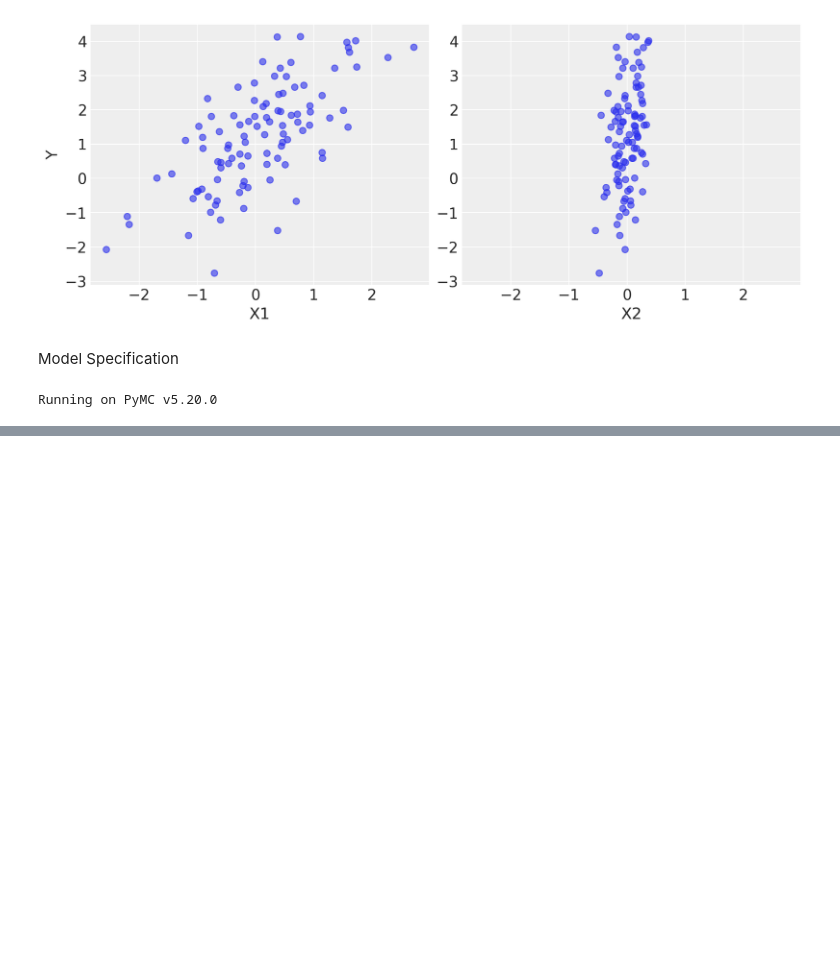
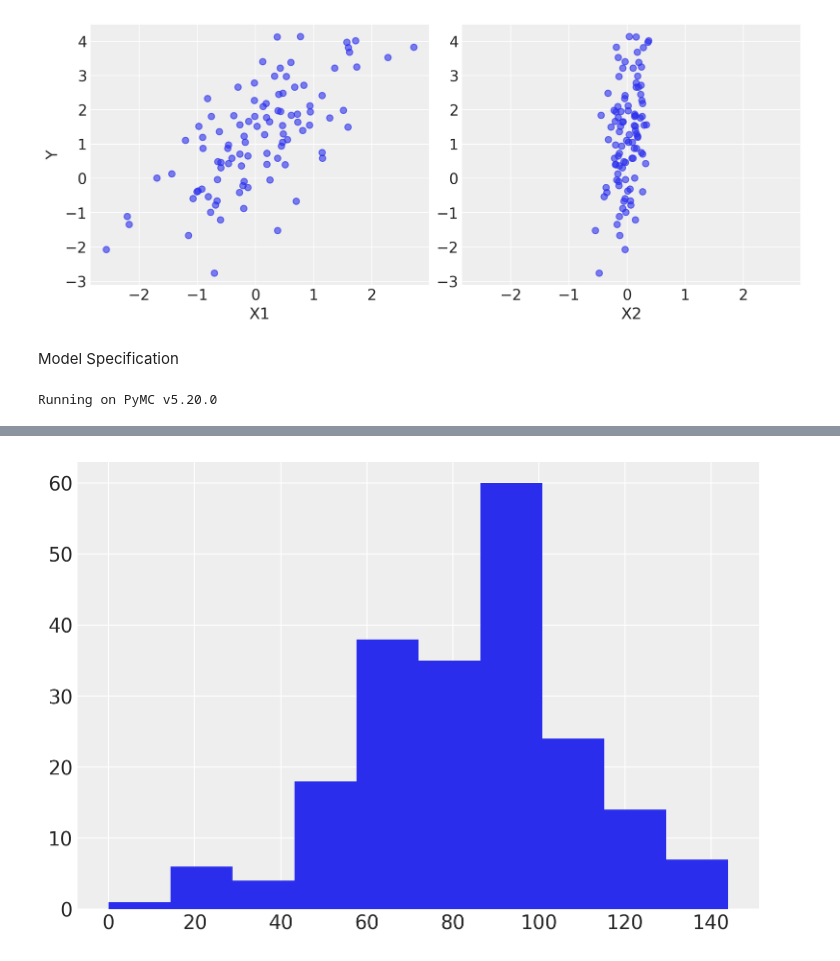
Before and after one commit to hashansl/learning, a Jupyter notebook: Bayesian/PyMC/Introductory Overview of PyMC.ipynb, the cells around one changed output, grey strips where cells are left out. Drawn from its saved outputs; the diff is of its cells as text; code cells hidden in the pictures; blank space fills up the shorter version.

```diff
--- a/Bayesian/PyMC/Introductory Overview of PyMC.ipynb
+++ b/Bayesian/PyMC/Introductory Overview of PyMC.ipynb
@@ -66,0 +132,3 @@ with basic_model:
+# %%
+test_scores = pd.read_csv(pm.get_data("test_scores.csv"), index_col=0)
+test_scores.head()
@@ -66,0 +142,4 @@ with basic_model:
+# %%
+test_scores["score"].hist();
+# %% [output]
+[figure, added]
```
Also changed, not shown: parts of 12 cells of this notebook.
